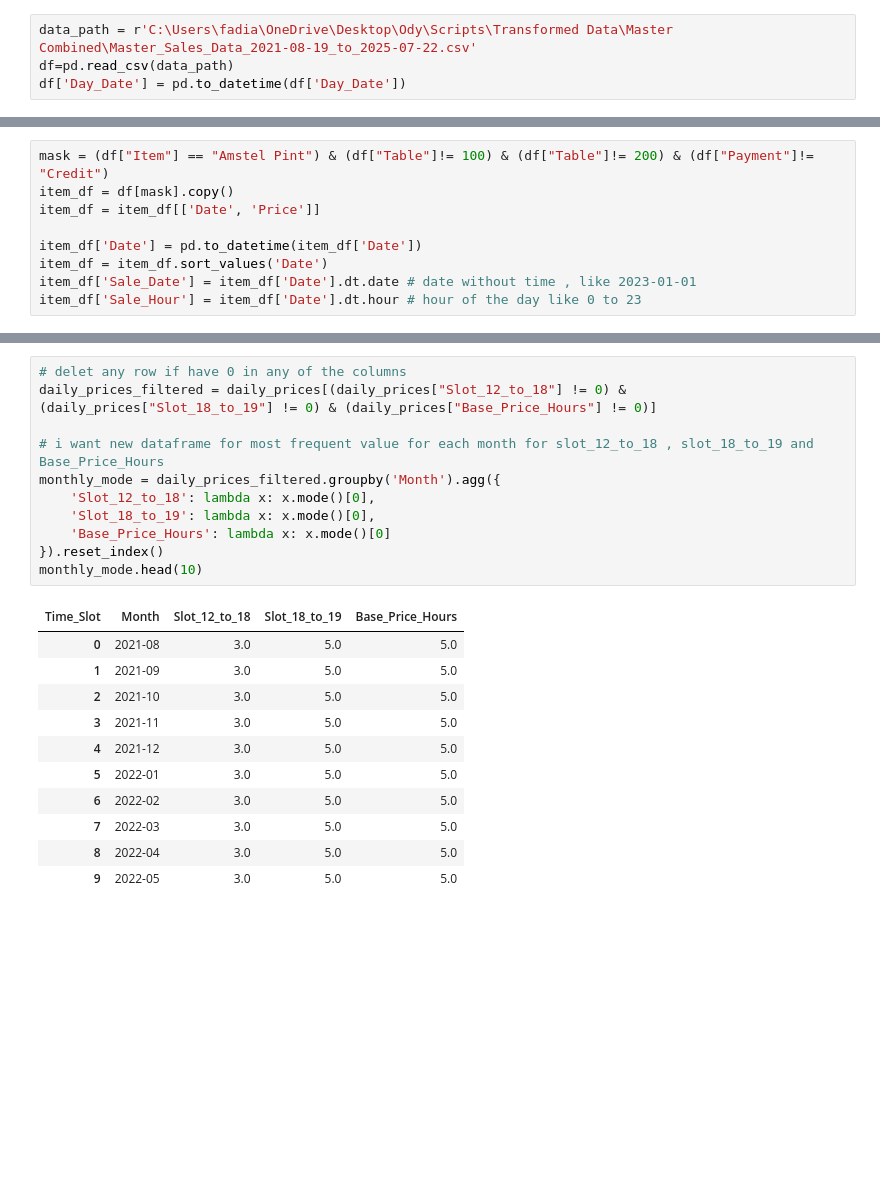
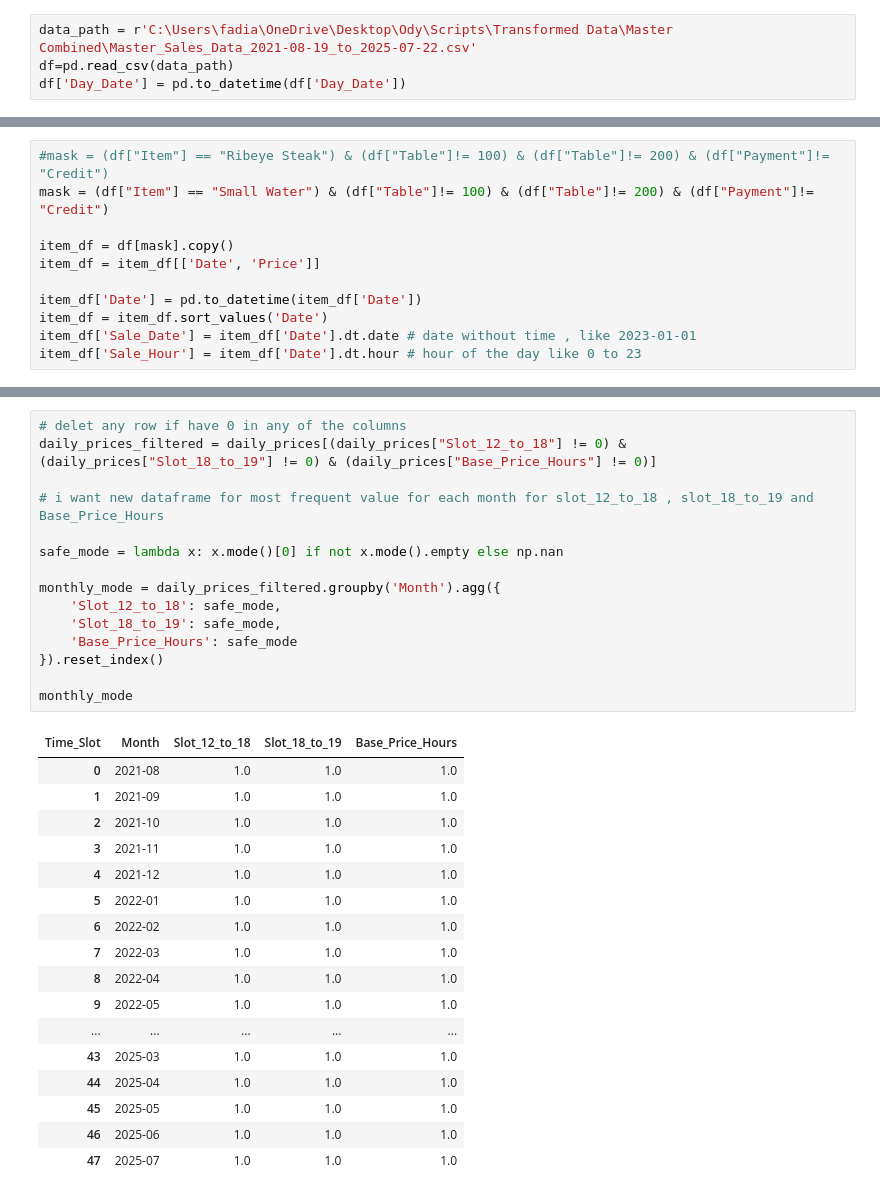
Before and after one commit to fa91dadsai/sampel-DataBase, a Jupyter notebook: generate_product_history_report.v2.ipynb, the cells around one changed output, grey strips where cells are left out. Cells and saved outputs as stored; diff of their text form; blank space fills up the shorter version.

```diff
--- a/generate_product_history_report.v2.ipynb
+++ b/generate_product_history_report.v2.ipynb
@@ -9,5 +25,7 @@ df['Day_Date'] = pd.to_datetime(df['Day_Date'])
 # %%
-mask = (df["Item"] == "Amstel Pint") & (df["Table"]!= 100) & (df["Table"]!= 200) & (df["Payment"]!= "Credit")
+#mask = (df["Item"] == "Ribeye Steak") & (df["Table"]!= 100) & (df["Table"]!= 200) & (df["Payment"]!= "Credit")
+mask = (df["Item"] == "Small Water") & (df["Table"]!= 100) & (df["Table"]!= 200) & (df["Payment"]!= "Credit")
+
 item_df = df[mask].copy()
 item_df = item_df[['Date', 'Price']]
 
@@ -80,23 +117,33 @@ daily_prices.head(10)
 # %%
 # delet any row if have 0 in any of the columns
 daily_prices_filtered = daily_prices[(daily_prices["Slot_12_to_18"] != 0) & (daily_prices["Slot_18_to_19"] != 0) & (daily_prices["Base_Price_Hours"] != 0)]
 
 # i want new dataframe for most frequent value for each month for slot_12_to_18 , slot_18_to_19 and Base_Price_Hours
+
+safe_mode = lambda x: x.mode()[0] if not x.mode().empty else np.nan
+
 monthly_mode = daily_prices_filtered.groupby('Month').agg({
-    'Slot_12_to_18': lambda x: x.mode()[0],
-    'Slot_18_to_19': lambda x: x.mode()[0],
-    'Base_Price_Hours': lambda x: x.mode()[0]
+    'Slot_12_to_18': safe_mode,
+    'Slot_18_to_19': safe_mode,
+    'Base_Price_Hours': safe_mode
 }).reset_index()
-monthly_mode.head(10)
+
+monthly_mode
 # %% [output]
 | Time_Slot | Month | Slot_12_to_18 | Slot_18_to_19 | Base_Price_Hours |
-| 0 | 2021-08 | 3.0 | 5.0 | 5.0 |
-| 1 | 2021-09 | 3.0 | 5.0 | 5.0 |
-| 2 | 2021-10 | 3.0 | 5.0 | 5.0 |
-| 3 | 2021-11 | 3.0 | 5.0 | 5.0 |
-| 4 | 2021-12 | 3.0 | 5.0 | 5.0 |
-| 5 | 2022-01 | 3.0 | 5.0 | 5.0 |
-| 6 | 2022-02 | 3.0 | 5.0 | 5.0 |
-| 7 | 2022-03 | 3.0 | 5.0 | 5.0 |
-| 8 | 2022-04 | 3.0 | 5.0 | 5.0 |
-| 9 | 2022-05 | 3.0 | 5.0 | 5.0 |
+| 0 | 2021-08 | 1.0 | 1.0 | 1.0 |
+| 1 | 2021-09 | 1.0 | 1.0 | 1.0 |
+| 2 | 2021-10 | 1.0 | 1.0 | 1.0 |
+| 3 | 2021-11 | 1.0 | 1.0 | 1.0 |
+| 4 | 2021-12 | 1.0 | 1.0 | 1.0 |
+| 5 | 2022-01 | 1.0 | 1.0 | 1.0 |
+| 6 | 2022-02 | 1.0 | 1.0 | 1.0 |
+| 7 | 2022-03 | 1.0 | 1.0 | 1.0 |
+| 8 | 2022-04 | 1.0 | 1.0 | 1.0 |
+| 9 | 2022-05 | 1.0 | 1.0 | 1.0 |
+| ... | ... | ... | ... | ... |
+| 43 | 2025-03 | 1.0 | 1.0 | 1.0 |
+| 44 | 2025-04 | 1.0 | 1.0 | 1.0 |
+| 45 | 2025-05 | 1.0 | 1.0 | 1.0 |
+| 46 | 2025-06 | 1.0 | 1.0 | 1.0 |
+| 47 | 2025-07 | 1.0 | 1.0 | 1.0 |
```
Also changed, not shown: parts of 19 cells of this notebook, 3 other files.
